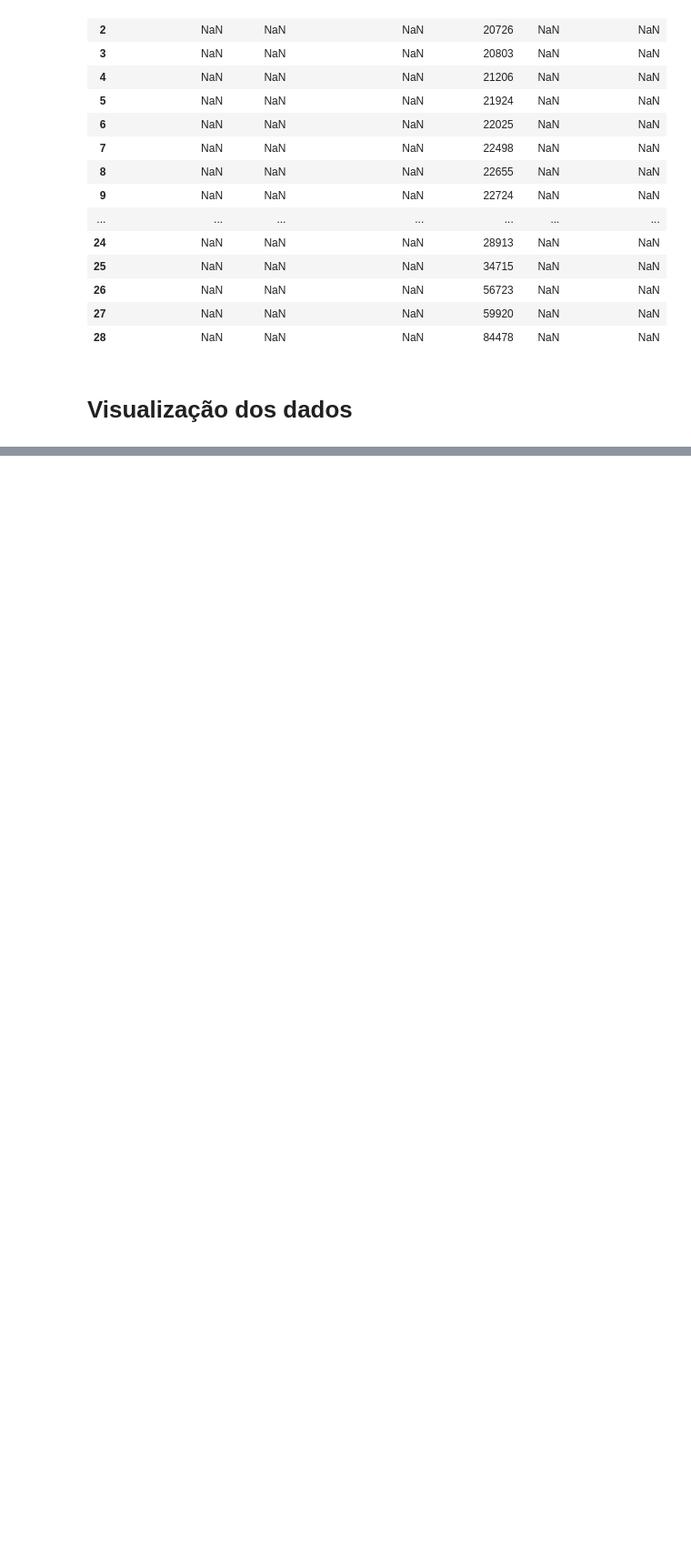
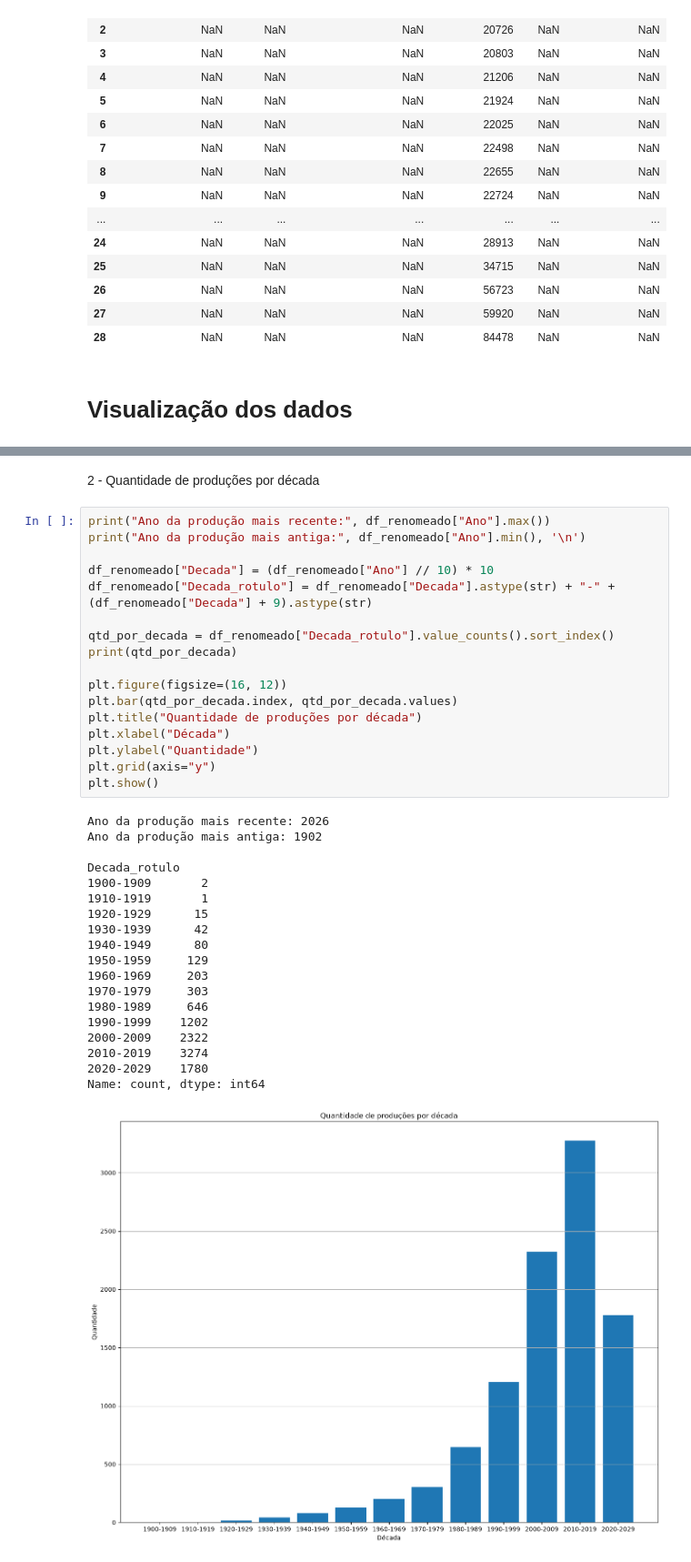
Before and after one commit to Lana230/analise_filmes_series, a Jupyter notebook: main.ipynb, the cells around one changed output, grey strips where cells are left out. Shown at 91% size. Saved outputs shown, nothing was run; the diff lists cells and outputs as text; blank space fills up the shorter version.

```diff
--- a/main.ipynb
+++ b/main.ipynb
@@ -182,0 +209,39 @@ Moda
+# %% [markdown]
+2 - Quantidade de produções por década
+# %%
+print("Ano da produção mais recente:", df_renomeado["Ano"].max())
+print("Ano da produção mais antiga:", df_renomeado["Ano"].min(), '\n')
+
+df_renomeado["Decada"] = (df_renomeado["Ano"] // 10) * 10
+df_renomeado["Decada_rotulo"] = df_renomeado["Decada"].astype(str) + "-" + (df_renomeado["Decada"] + 9).astype(str)
+
+qtd_por_decada = df_renomeado["Decada_rotulo"].value_counts().sort_index()
+print(qtd_por_decada)
+
+plt.figure(figsize=(16, 12))
+plt.bar(qtd_por_decada.index, qtd_por_decada.values)
+plt.title("Quantidade de produções por década")
+plt.xlabel("Década")
+plt.ylabel("Quantidade")
+plt.grid(axis="y")
+plt.show()
+# %% [output]
+Ano da produção mais recente: 2026
+Ano da produção mais antiga: 1902
+
+Decada_rotulo
+1900-1909       2
+1910-1919       1
+1920-1929      15
+1930-1939      42
+1940-1949      80
+1950-1959     129
+1960-1969     203
+1970-1979     303
+1980-1989     646
+1990-1999    1202
+2000-2009    2322
+2010-2019    3274
+2020-2029    1780
+Name: count, dtype: int64
+[figure, added]
```
Also changed, not shown: parts of 2 cells of this notebook.
